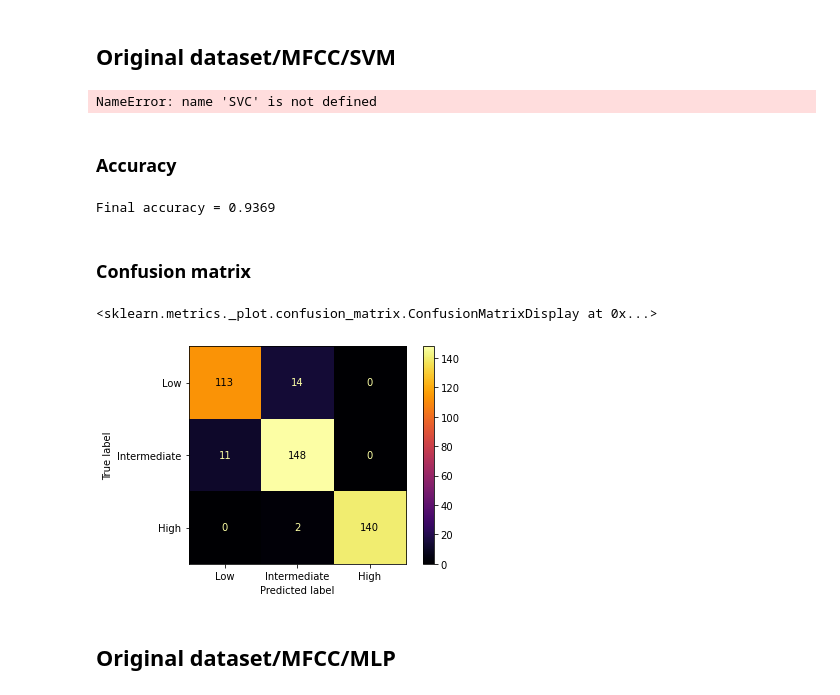
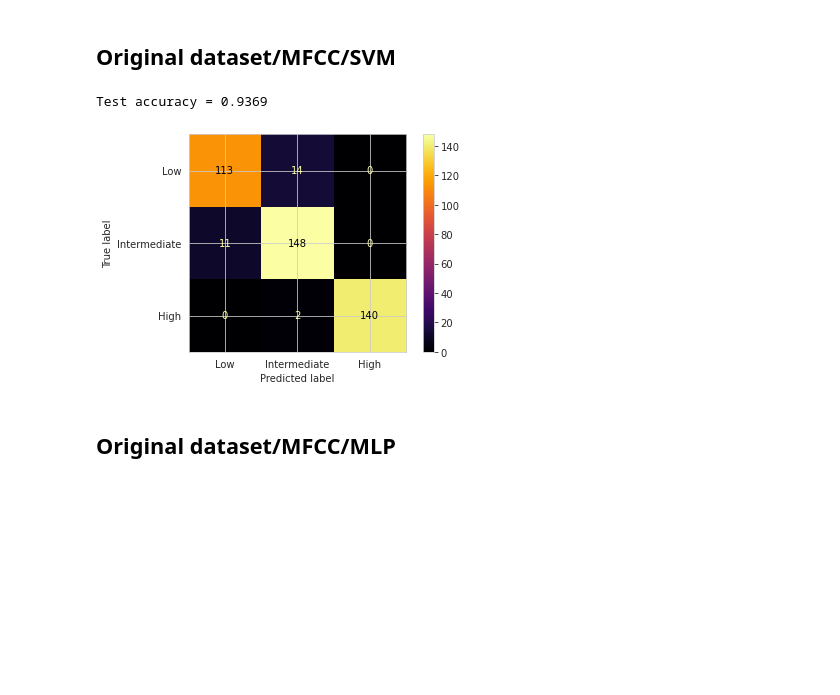
Before and after one commit to jjordanoc/robust-english-speech-fluency-classification, a Jupyter notebook: Audio Feature Extraction.ipynb, the cells around one changed output. Drawn from its saved outputs; the diff is of its cells as text; code cells hidden in the pictures; blank space fills up the shorter version.

```diff
--- a/Audio Feature Extraction.ipynb
+++ b/Audio Feature Extraction.ipynb
@@ -153,8 +19,0 @@ print(indices_adv_to_basic)
-# %%
-files_to_extract = ["audio-data/001 - Low/Musira  Rwandan athlete inability to fluently articulate himself in English segment 2 - Musira.mp3"]
-for num in [3, 4, 5, 6, 8, 9, 10, 11, 12, 13, 14]:
-  files_to_extract.append(f"audio-data/001 - Low/Musira  Rwandan athlete inability to fluently articulate himself in English segment {num} - M.mp3")
-indices_basic_to_intermediate = []
-for extract in files_to_extract:
-    indices_basic_to_intermediate.append(filenames.index(extract))
-print(indices_basic_to_intermediate)
@@ -163,8 +19,0 @@ print(indices_basic_to_intermediate)
-# %%
-files_to_extract = ["audio-data/002 - Intermediate/Elderly Chinese street cleaner speaks fluent English segment 1 - Guy.mp3"]
-for num in [2, 3, 4, 13, 14, 15, 16, 17, 33, 34, 41, 42, 43, 44, 63, 75]:
-  files_to_extract.append(f"audio-data/002 - Intermediate/Elderly Chinese street cleaner speaks fluent English segment {num} - G.mp3")
-indices_intermediate_to_advanced = []
-for extract in files_to_extract:
-    indices_intermediate_to_advanced.append(filenames.index(extract))
-print(indices_intermediate_to_advanced)
@@ -192,7 +19,0 @@ filenames[0].split("/")[2]
-# %%
-clean_filenames = []
-for f in filenames:
-    new_f = f.split("/")[2]
-    clean_filenames.append(new_f)
-clean = np.array(clean_filenames, dtype=object)
-np.save("yu-filenames-modified.npy", clean)
@@ -208,3 +19,0 @@ np.save('yu-labels-modified.npy', labels)
-# %%
-features = np.load("yu-features-original.npy")
-labels = np.load("yu-labels-original.npy")
@@ -225,42 +155,9 @@ Compare the results.
 # %% [markdown]
 ## Original dataset/MFCC/SVM
-# %%
-X = np.load('mfcc-features-original.npy') # list of features
-y = np.load('mfcc-labels-original.npy').ravel() # labels are the target
-
-# Fix random seed number
-np.random.seed(7)
-
-# Load the data
-X_train, X_test, y_train, y_test = train_test_split(X, y, test_size=0.3, random_state=30)
-
-# SVM classifier
-svm_clf = SVC(C=200, gamma = 0.0001, kernel='rbf', decision_function_shape="ovr")
-#svm_clf = LinearSVC(random_state=42) # HandsOn git
-
-# Fit model
-svm_clf.fit(X_train, y_train) #From Beif github
-# %% [output]
-NameError: name 'SVC' is not defined
-# %% [markdown]
-### Accuracy
-# %%
-# Predictions
-y_predict = svm_clf.predict(X_test)
-# Accuracy Result
-acc = svm_clf.score(X_test, y_test)
-# Accuracy Result
-print("Final accuracy = %0.4f" %acc)
-# %% [output]
-Final accuracy = 0.9369
-# %% [markdown]
-### Confusion matrix
-# %%
-cm = confusion_matrix(y_test, y_predict)
-cm_display = ConfusionMatrixDisplay(confusion_matrix=cm, display_labels=class_labels)
-cm_display.plot(cmap="inferno")
-# %% [output]
-<sklearn.metrics._plot.confusion_matrix.ConfusionMatrixDisplay at 0x...>
-[figure, removed]
+# %%
+experiment_1(feature_type="mfcc", model_type="SVM", original=True)
+# %% [output]
+Test accuracy = 0.9369
+[figure, added]
 # %% [markdown]
 ## Original dataset/MFCC/MLP
```
Also changed, not shown: parts of 79 cells of this notebook, 13 other files.
